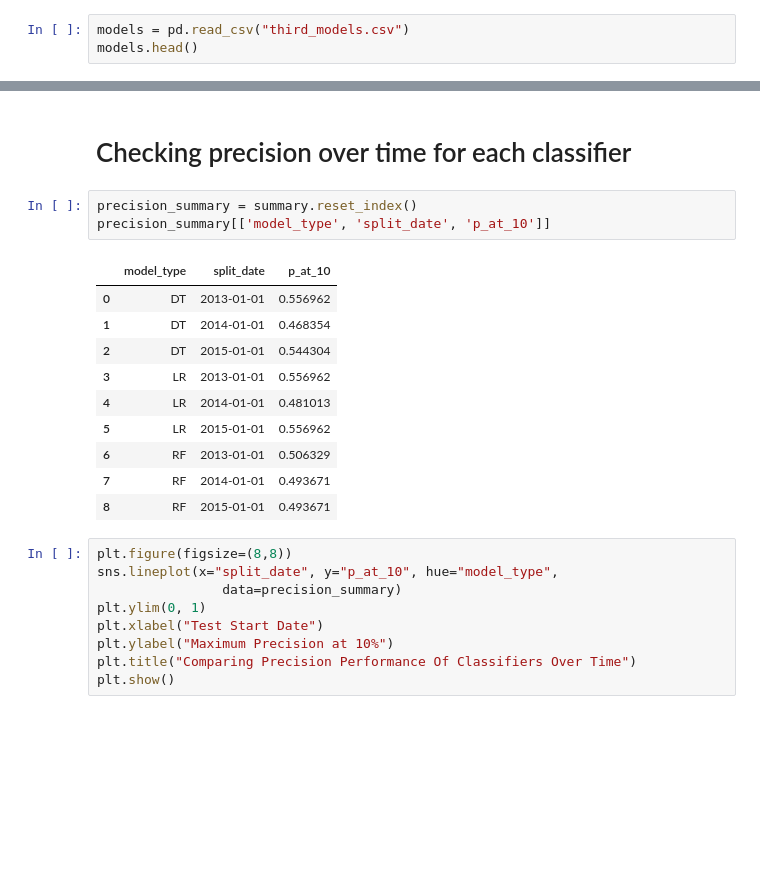
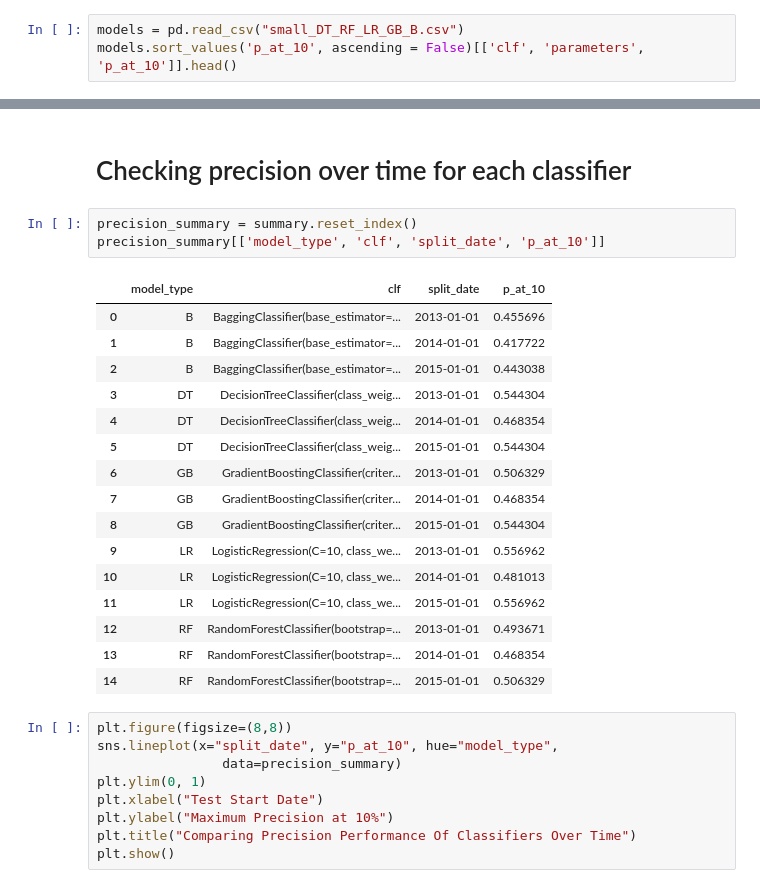
Before and after one commit to cariasmartelo/eviction-data-quality, a Jupyter notebook: scripts/model_analysis.ipynb, the cells around one changed output, grey strips where cells are left out. Cells and saved outputs as stored; diff of their text form; blank space fills up the shorter version.

```diff
--- a/scripts/model_analysis.ipynb
+++ b/scripts/model_analysis.ipynb
@@ -6,6 +6,6 @@ import pandas as pd
 import matplotlib.pyplot as plt
 import seaborn as sns
 # %%
-models = pd.read_csv("third_models.csv")
-models.head()
+models = pd.read_csv("small_DT_RF_LR_GB_B.csv")
+models.sort_values('p_at_10', ascending = False)[['clf', 'parameters', 'p_at_10']].head()
 # %% [output]
@@ -31,18 +30,24 @@ recall_list = ['recall_at_1', 'recall_at_2', 'recall_at_5',
 # Checking precision over time for each classifier
 # %%
 precision_summary = summary.reset_index()
-precision_summary[['model_type', 'split_date', 'p_at_10']]
+precision_summary[['model_type', 'clf', 'split_date', 'p_at_10']]
 # %% [output]
-|  | model_type | split_date | p_at_10 |
-| 0 | DT | 2013-01-01 | 0.556962 |
-| 1 | DT | 2014-01-01 | 0.468354 |
-| 2 | DT | 2015-01-01 | 0.544304 |
-| 3 | LR | 2013-01-01 | 0.556962 |
-| 4 | LR | 2014-01-01 | 0.481013 |
-| 5 | LR | 2015-01-01 | 0.556962 |
-| 6 | RF | 2013-01-01 | 0.506329 |
-| 7 | RF | 2014-01-01 | 0.493671 |
-| 8 | RF | 2015-01-01 | 0.493671 |
+|  | model_type | clf | split_date | p_at_10 |
+| 0 | B | BaggingClassifier(base_estimator=... | 2013-01-01 | 0.455696 |
+| 1 | B | BaggingClassifier(base_estimator=... | 2014-01-01 | 0.417722 |
+| 2 | B | BaggingClassifier(base_estimator=... | 2015-01-01 | 0.443038 |
+| 3 | DT | DecisionTreeClassifier(class_weig... | 2013-01-01 | 0.544304 |
+| 4 | DT | DecisionTreeClassifier(class_weig... | 2014-01-01 | 0.468354 |
+| 5 | DT | DecisionTreeClassifier(class_weig... | 2015-01-01 | 0.544304 |
+| 6 | GB | GradientBoostingClassifier(criter... | 2013-01-01 | 0.506329 |
+| 7 | GB | GradientBoostingClassifier(criter... | 2014-01-01 | 0.468354 |
+| 8 | GB | GradientBoostingClassifier(criter... | 2015-01-01 | 0.544304 |
+| 9 | LR | LogisticRegression(C=10, class_we... | 2013-01-01 | 0.556962 |
+| 10 | LR | LogisticRegression(C=10, class_we... | 2014-01-01 | 0.481013 |
+| 11 | LR | LogisticRegression(C=10, class_we... | 2015-01-01 | 0.556962 |
+| 12 | RF | RandomForestClassifier(bootstrap=... | 2013-01-01 | 0.493671 |
+| 13 | RF | RandomForestClassifier(bootstrap=... | 2014-01-01 | 0.468354 |
+| 14 | RF | RandomForestClassifier(bootstrap=... | 2015-01-01 | 0.506329 |
 # %%
 plt.figure(figsize=(8,8))
 sns.lineplot(x="split_date", y="p_at_10", hue="model_type",
```
Also changed, not shown: parts of 1 cell of this notebook, 2 other files.
